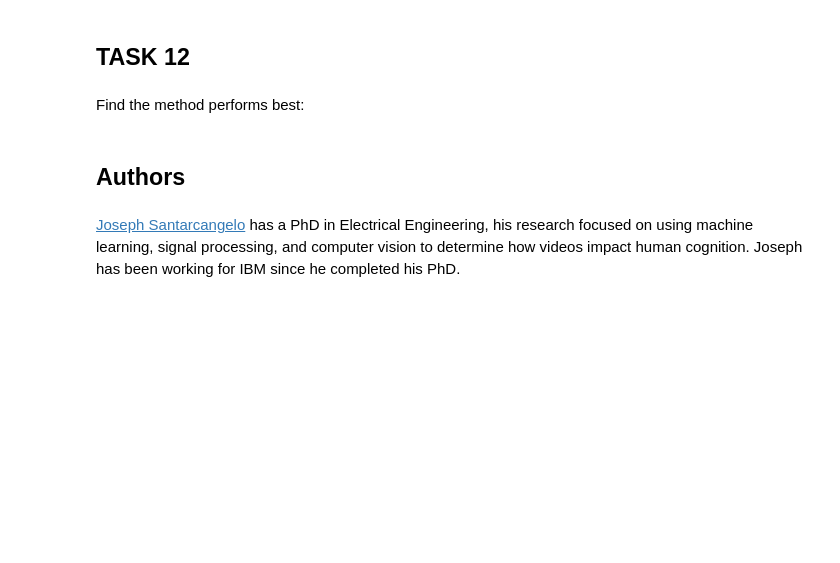
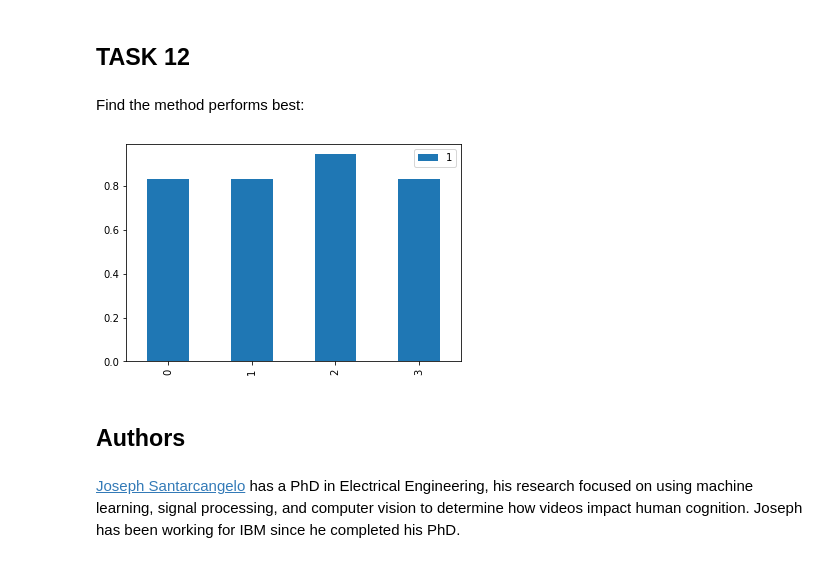
Before and after one commit to agovindaraju28/Atestrepo, a Jupyter notebook: SpaceX_Machine Learning Prediction_Part_5.ipynb, the cells around one changed output. Drawn from its saved outputs; the diff is of its cells as text; code cells hidden in the pictures; blank space fills up the shorter version.

```diff
--- a/SpaceX_Machine Learning Prediction_Part_5.ipynb
+++ b/SpaceX_Machine Learning Prediction_Part_5.ipynb
@@ -202,6 +199,7 @@ accuracy : 0.8464285714285713
 Calculate the accuracy on the test data using the method <code>score</code>:
 # %%
 print("Score on test data using logistic regression is ",logreg_cv.score(X_test,Y_test))
+logreg_score = logreg_cv.score(X_test,Y_test)
 # %% [output]
 Score on test data using logistic regression is  0.8333333333333334
 # %% [markdown]
@@ -245,6 +243,7 @@ accuracy : 0.8482142857142856
 Calculate the accuracy on the test data using the method <code>score</code>:
 # %%
 print("Score on test data using support vector machine is ",svm_cv.score(X_test,Y_test))
+svm_score = svm_cv.score(X_test,Y_test)
 # %% [output]
 Score on test data using support vector machine is  0.8333333333333334
 # %% [markdown]
@@ -330,7 +330,8 @@ accuracy : 0.8482142857142858
 # %% [markdown]
 Calculate the accuracy of tree_cv on the test data using the method <code>score</code>:
 # %%
-print("Score on test data using K nearest neighbors is ",tree_cv.score(X_test,Y_test))
+print("Score on test data using K nearest neighbors is ",KNN_cv.score(X_test,Y_test))
+KNN_score = KNN_cv.score(X_test,Y_test)
 # %% [output]
 Score on test data using K nearest neighbors is  0.8333333333333334
 # %% [markdown]
@@ -346,6 +347,12 @@ plot_confusion_matrix(Y_test,yhat)
 Find the method performs best:
 # %%
 #The accuracy of the Decison tree classifier is the highest, whereas rest all are pretty similar to each other.
+data_a = [['logreg',logreg_score],['svm',svm_score] , ['tree_score',tree_score], ['KNN_score',KNN_score]]
+accuracy_df = pd.DataFrame(data_a)
+accuracy_df.plot(kind = 'bar')
+plt.show()
+# %% [output]
+[figure, added]
 # %% [markdown]
 ## Authors
 # %% [markdown]
```
Also changed, not shown: parts of 4 cells of this notebook.
